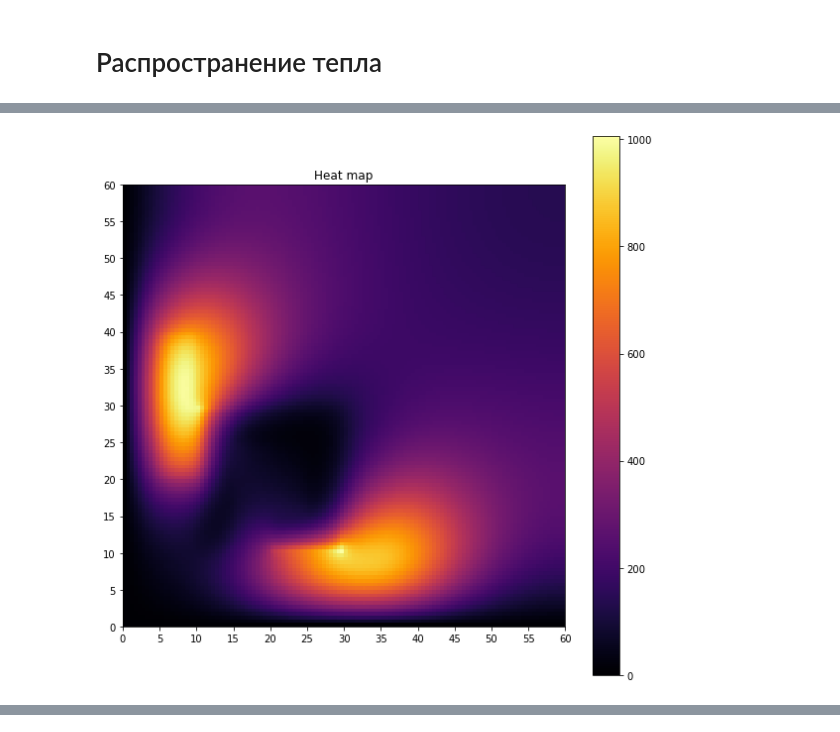
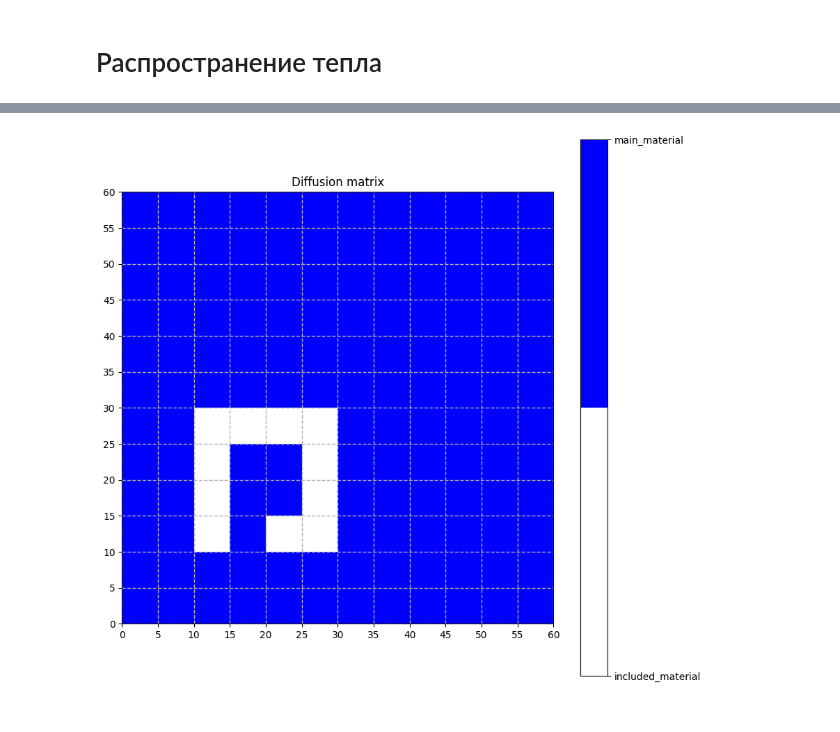
Before and after one commit to igmirnyy/CP3, a Jupyter notebook: HW2.heat_transfer_problem_2d/heat_transfer_problem_2d_2023.ipynb, the cells around one changed output, grey strips where cells are left out. Drawn from its saved outputs; the diff is of its cells as text; code cells hidden in the pictures.

```diff
--- a/HW2.heat_transfer_problem_2d/heat_transfer_problem_2d_2023.ipynb
+++ b/HW2.heat_transfer_problem_2d/heat_transfer_problem_2d_2023.ipynb
@@ -412,10 +497,8 @@ model = create_heat_transfer_model(N, L, t, dt, D0, D1, p0, theta0, p1, theta1)
-# %%
-dt = 0.002
-N = 120
-model = create_heat_transfer_model(N, L, t, dt, D0, D1, p0, theta0, p1, theta1)
-n_iter = int(t/dt) + 1
-for i in trange(n_iter):
-    model.forward(i)
-model.show_model_temperature()
-# %% [output]
-[figure, removed]
+# %%
+dt = 0.005
+N = 240
+t = 600
+model_base = create_heat_transfer_model(N)
+model_base.simulate(t, dt, "files/")
+model_base.show_diffusion_matrix()
+# %% [output]
@@ -421,0 +506 @@ model.show_model_temperature()
+[figure, added]
```
Also changed, not shown: parts of 12 cells of this notebook, 30 other files.
